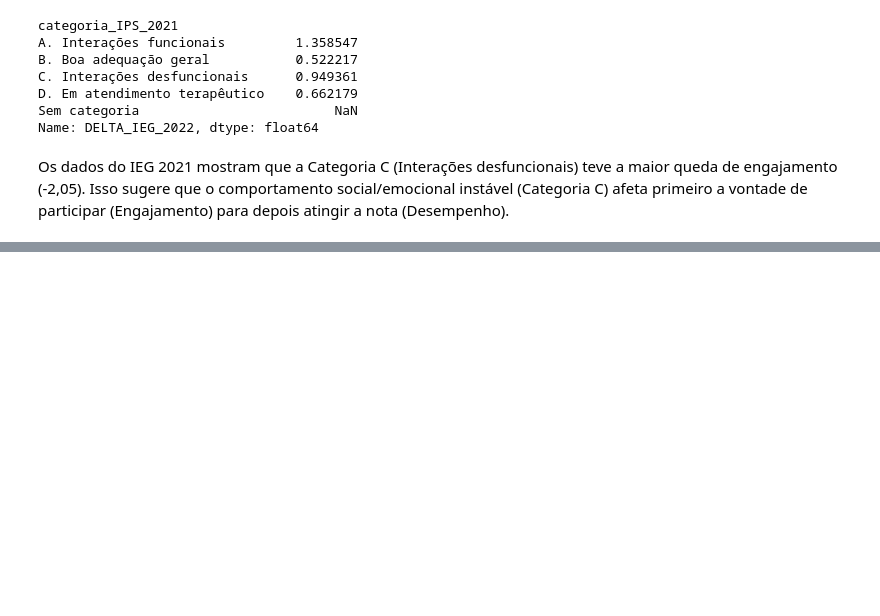
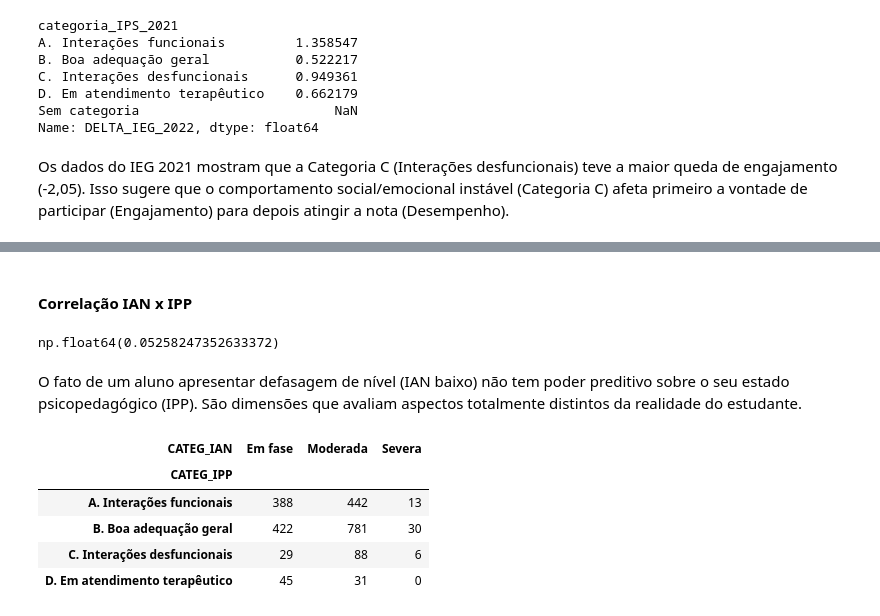
Before and after one commit to Guilhermecst/Datathon-Passos-Magicos, a Jupyter notebook: notebooks/AED_PEDE.ipynb, the cells around one changed output, grey strips where cells are left out. Cells and saved outputs as stored; diff of their text form; code cells hidden in the pictures; blank space fills up the shorter version.

```diff
--- a/notebooks/AED_PEDE.ipynb
+++ b/notebooks/AED_PEDE.ipynb
@@ -559,0 +592,26 @@ Os dados do IEG 2021 mostram que a Categoria C (Interações desfuncionais) teve
+# %%
+categoria_ipp = pd.concat([df['categoria_IPP_2020'], df['categoria_IPP_2021'], df['categoria_IPP_2022']])
+# %%
+df_indicadores = pd.concat([df_indicadores.reset_index(drop=True), categoria_ipp.reset_index(drop=True)], axis=1)
+# %%
+df_indicadores.rename(columns={0: 'CATEG_IPP'}, inplace=True)
+# %%
+df_indicadores['CATEG_IAN'] = df_indicadores['IAN'].replace({10.0: 'Em fase', 5.0: 'Moderada', 2.5: 'Severa'})
+# %% [markdown]
+#### Correlação IAN x IPP
+# %%
+df_indicadores['IAN'].corr(df_indicadores['IPP'])
+# %% [output]
+np.float64(0.05258247352633372)
+# %% [markdown]
+O fato de um aluno apresentar defasagem de nível (IAN baixo) não tem poder preditivo sobre o seu estado psicopedagógico (IPP). São dimensões que avaliam aspectos totalmente distintos da realidade do estudante.
+# %%
+matriz_contingencia = pd.crosstab(df_indicadores['CATEG_IPP'], df_indicadores['CATEG_IAN'], dropna=True)
+matriz_contingencia
+# %% [output]
+| CATEG_IAN | Em fase | Moderada | Severa |
+| CATEG_IPP |  |  |  |
+| A. Interações funcionais | 388 | 442 | 13 |
+| B. Boa adequação geral | 422 | 781 | 30 |
+| C. Interações desfuncionais | 29 | 88 | 6 |
+| D. Em atendimento terapêutico | 45 | 31 | 0 |
```
Also changed, not shown: parts of 6 cells of this notebook.
